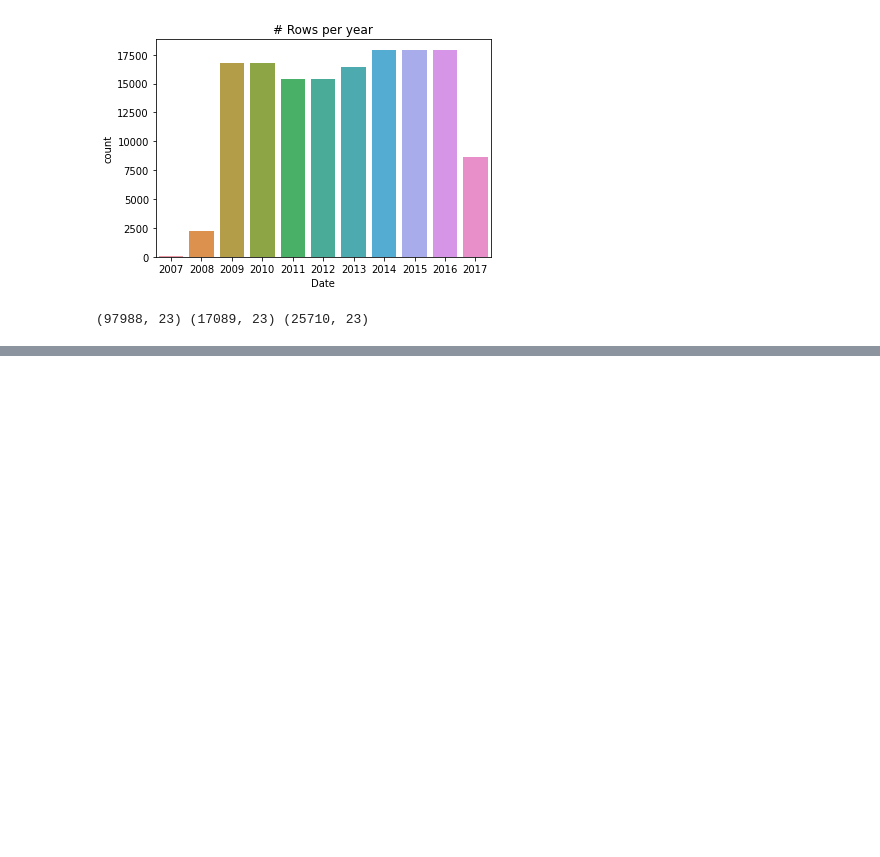
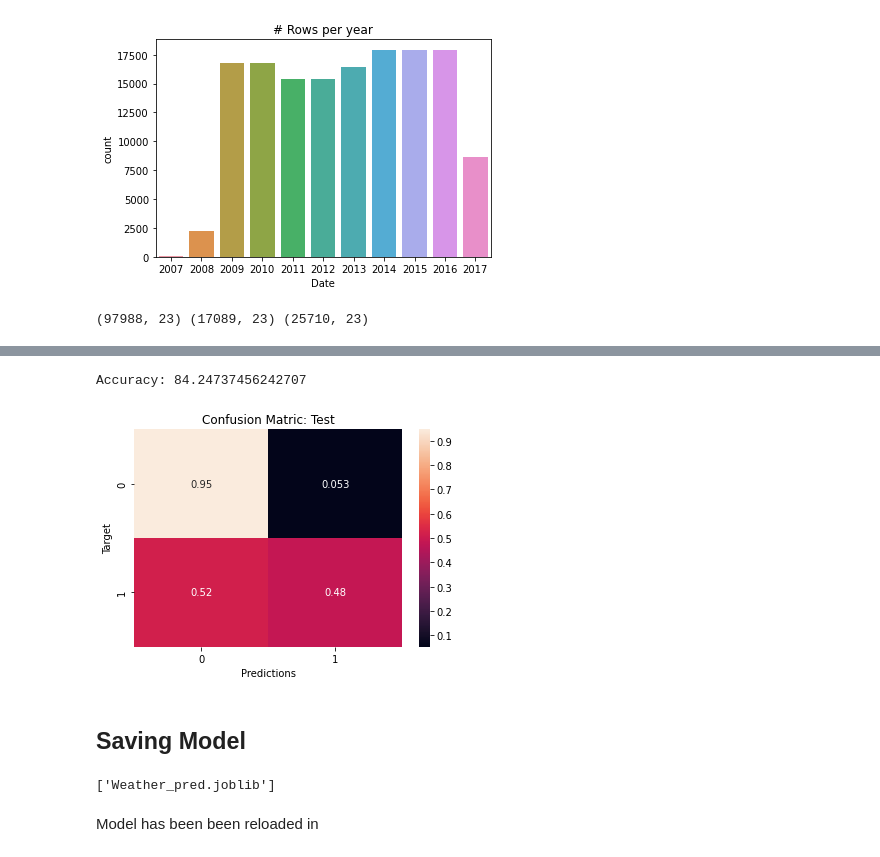
Before and after one commit to mathur-exe-zz/Jovian-o-to-GBM, a Jupyter notebook: 2 - Weather Predition (Logistic Regression)/WeatherPred_Logistic_regression.ipynb, the cells around one changed output, grey strips where cells are left out. Drawn from its saved outputs; the diff is of its cells as text; code cells hidden in the pictures; blank space fills up the shorter version.

```diff
--- a/2 - Weather Predition (Logistic Regression)/WeatherPred_Logistic_regression.ipynb
+++ b/2 - Weather Predition (Logistic Regression)/WeatherPred_Logistic_regression.ipynb
@@ -76,0 +181,7 @@ print(train_df.shape, val_df.shape, test_df.shape)
+# %%
+test_preds = predict_plot(test_input, test_target, 'Test');
+# %% [output]
+Accuracy: 84.24737456242707
+[figure, added]
+# %% [markdown]
+## Saving Model
@@ -76,0 +194,6 @@ print(train_df.shape, val_df.shape, test_df.shape)
+# %%
+joblib.dump(weather_pred_model, 'Weather_pred.joblib')
+# %% [output]
+['Weather_pred.joblib']
+# %% [markdown]
+Model has been been reloaded in
```
Also changed, not shown: parts of 16 cells of this notebook, 10 other files.
